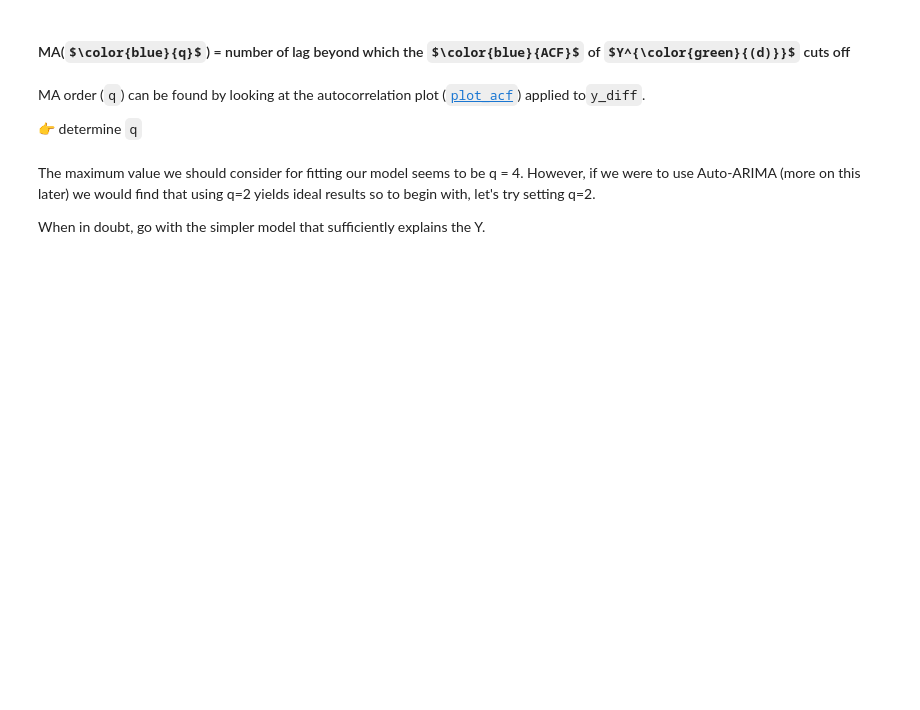
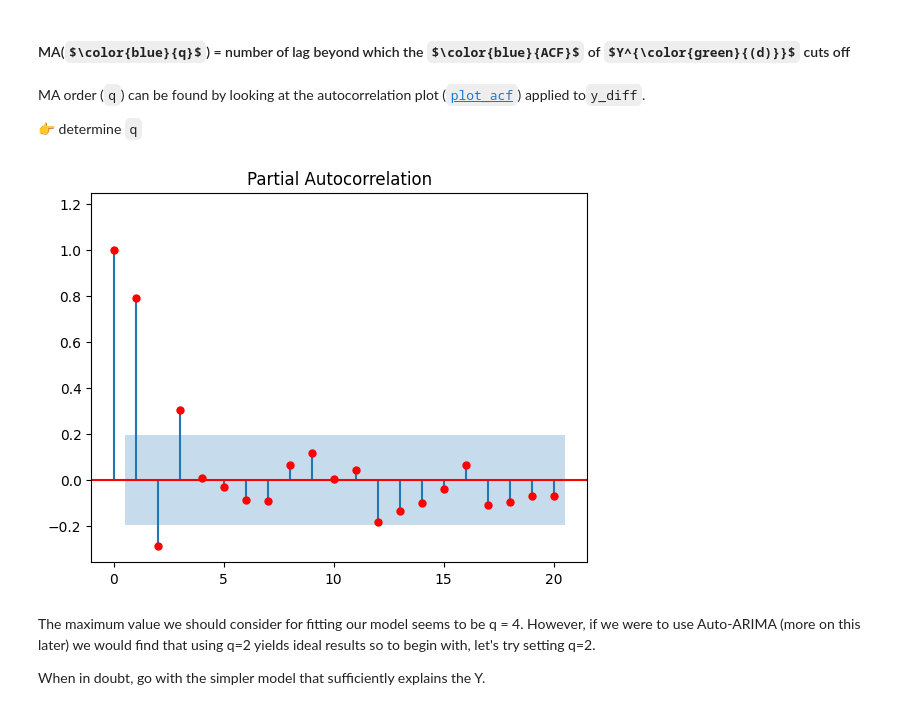
Before and after one commit to GasparinB/data-arima, a Jupyter notebook: arima.ipynb, the cells around one changed output. Cells and saved outputs as stored; diff of their text form; code cells hidden in the pictures; some formulas as TeX source; blank space fills up the shorter version.

```diff
--- a/arima.ipynb
+++ b/arima.ipynb
@@ -87,3 +119,7 @@ from statsmodels.graphics.tsaplots import plot_acf, plot_pacf
+# %%
+plot_pacf(y_diff,lags=20,method='ywm',auto_ylims=True,color='r');
+# %% [output]
+[figure, added]
 # %% [markdown]
 The maximum value we should consider for fitting our model seems to be q = 4. However, if we were to use Auto-ARIMA (more on this later) we would find that using q=2 yields ideal results so to begin with, let's try setting q=2.
 
```
Also changed, not shown: parts of 33 cells of this notebook.
